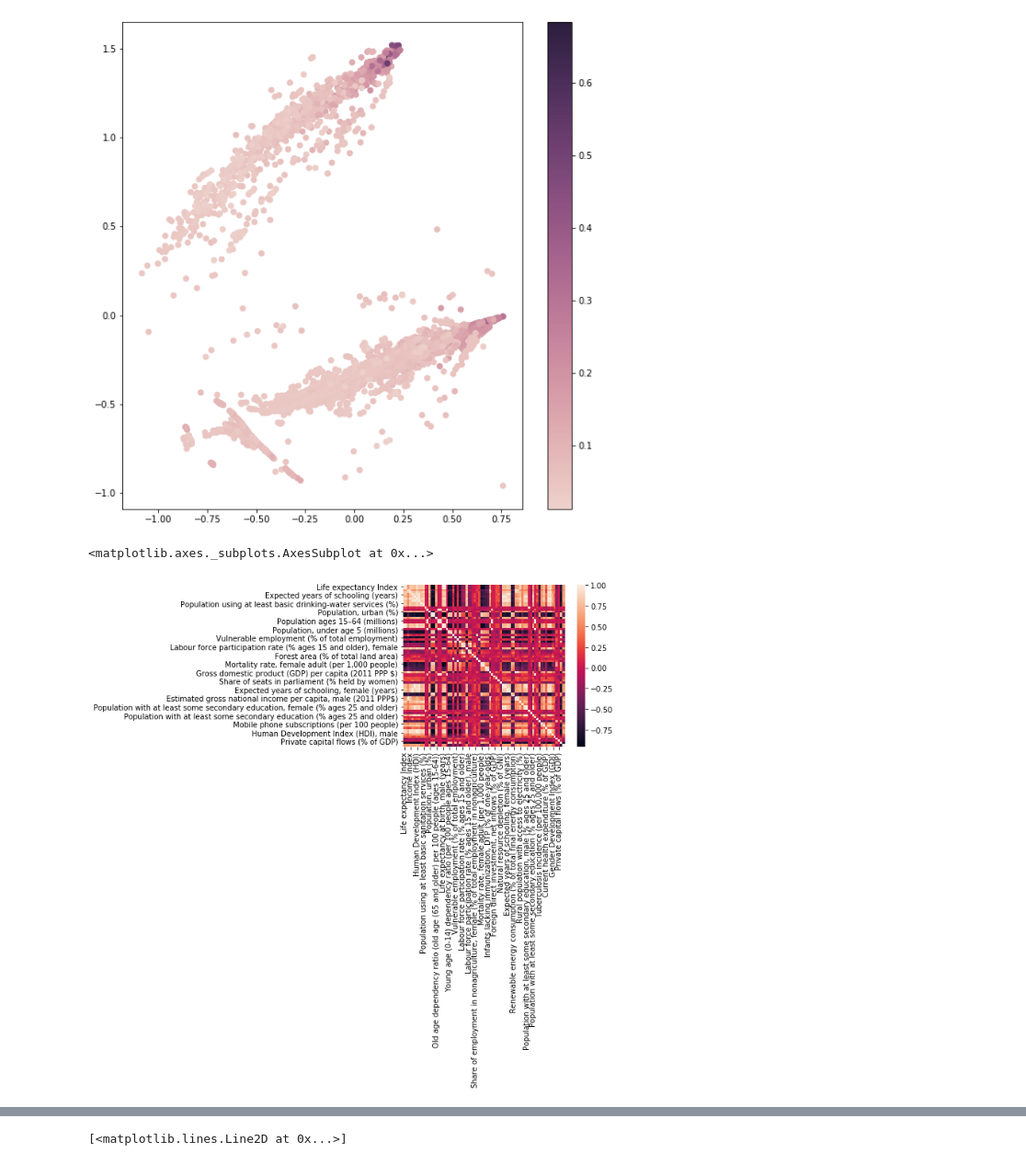
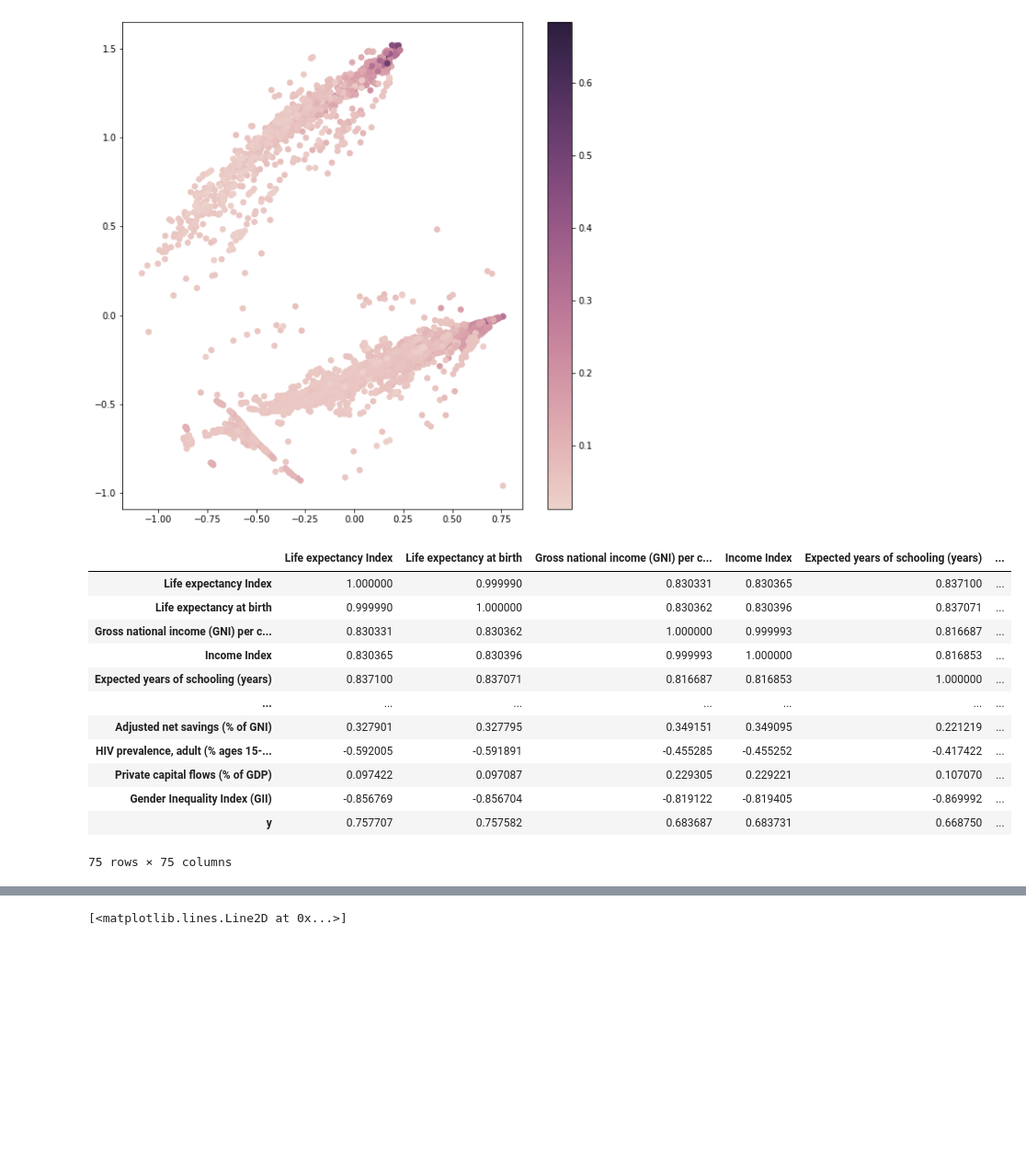
Before and after one commit to D1nay/prohack2020, a Jupyter notebook: EDA 2.ipynb, the cells around one changed output, grey strips where cells are left out. Shown at 92% size. Saved outputs shown, nothing was run; the diff lists cells and outputs as text; code cells hidden in the pictures; blank space fills up the shorter version.

Commit message:
Saving progress

```diff
--- a/EDA 2.ipynb
+++ b/EDA 2.ipynb
@@ -166,8 +166,19 @@ plt.colorbar(points)
 # %% [output]
 <matplotlib.colorbar.Colorbar at 0x...>
 [figure]
-# %%
-sns.heatmap(full_ind.corr(), square=True)
-# %% [output]
-<matplotlib.axes._subplots.AxesSubplot at 0x...>
-[figure, removed]
+# %%
+full_ind.corr(method='spearman')
+# %% [output]
+|  | Life expectancy Index | Life expectancy at birth | Gross national income (GNI) per c... | Income Index | Expected years of schooling (years) | ... |
+| Life expectancy Index | 1.000000 | 0.999990 | 0.830331 | 0.830365 | 0.837100 | ... |
+| Life expectancy at birth | 0.999990 | 1.000000 | 0.830362 | 0.830396 | 0.837071 | ... |
+| Gross national income (GNI) per c... | 0.830331 | 0.830362 | 1.000000 | 0.999993 | 0.816687 | ... |
+| Income Index | 0.830365 | 0.830396 | 0.999993 | 1.000000 | 0.816853 | ... |
+| Expected years of schooling (years) | 0.837100 | 0.837071 | 0.816687 | 0.816853 | 1.000000 | ... |
+| ... | ... | ... | ... | ... | ... | ... |
+| Adjusted net savings (% of GNI) | 0.327901 | 0.327795 | 0.349151 | 0.349095 | 0.221219 | ... |
+| HIV prevalence, adult (% ages 15-... | -0.592005 | -0.591891 | -0.455285 | -0.455252 | -0.417422 | ... |
+| Private capital flows (% of GDP) | 0.097422 | 0.097087 | 0.229305 | 0.229221 | 0.107070 | ... |
+| Gender Inequality Index (GII) | -0.856769 | -0.856704 | -0.819122 | -0.819405 | -0.869992 | ... |
+| y | 0.757707 | 0.757582 | 0.683687 | 0.683731 | 0.668750 | ... |
+75 rows × 75 columns
```
Also changed, not shown: parts of 7 cells of this notebook, 2 other files.
